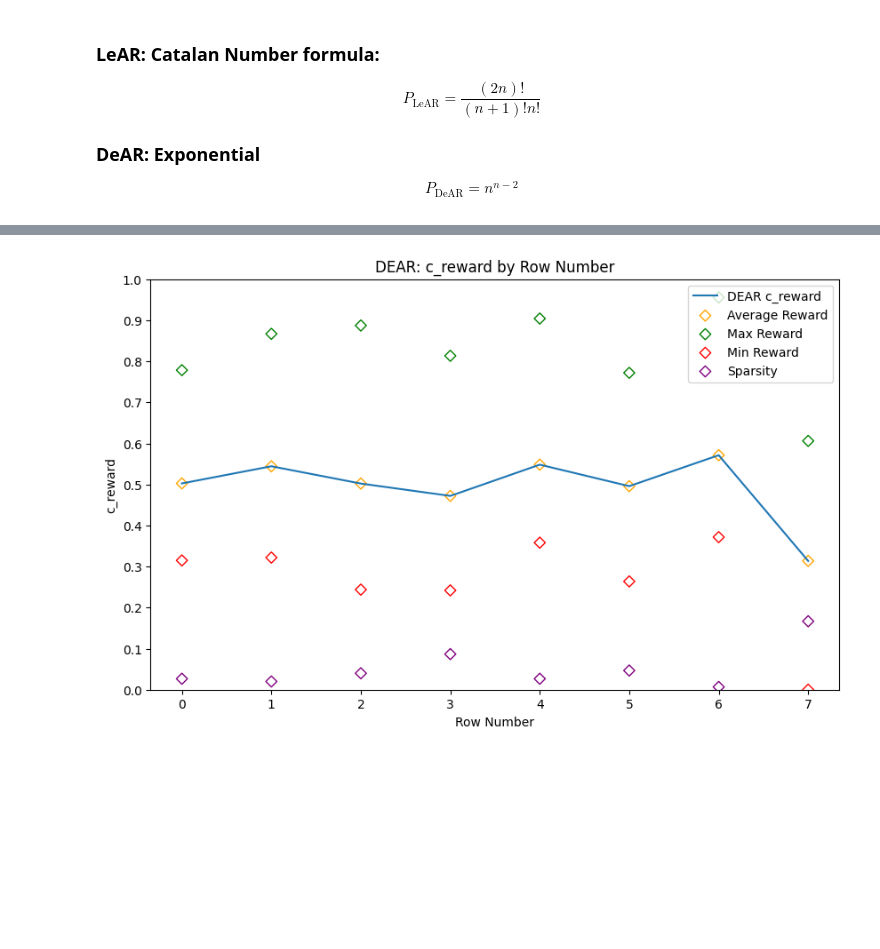
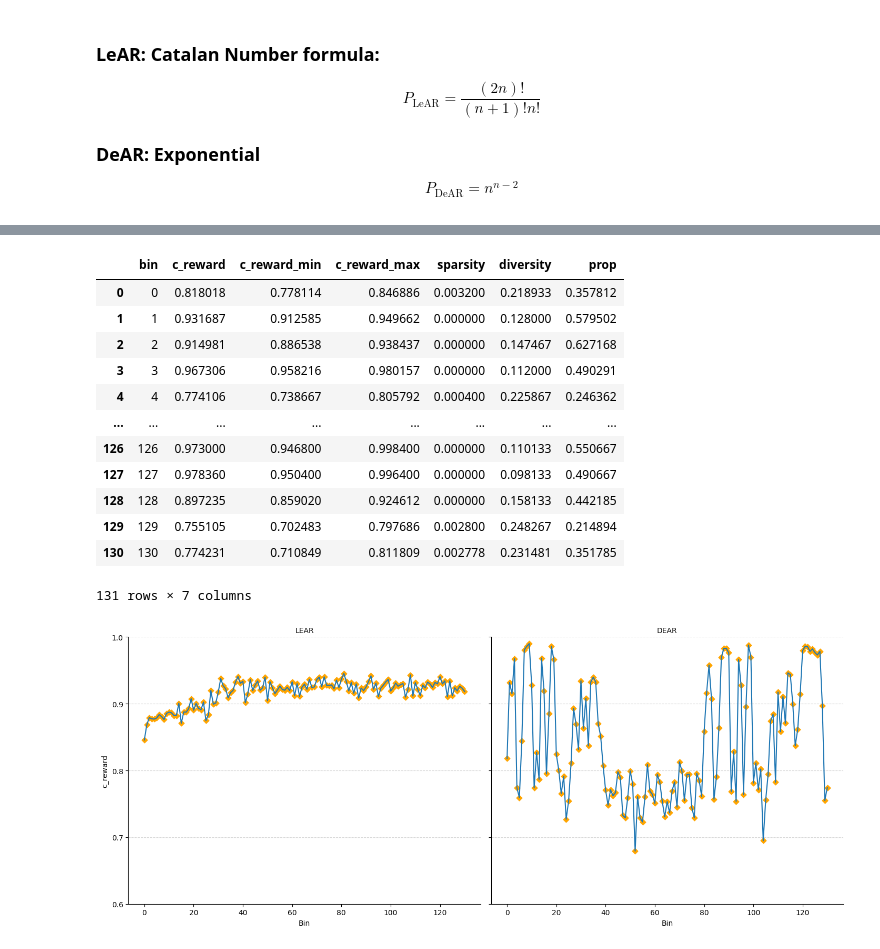
Before and after one commit to JoaquinCardonaRuiz/thesis-compositionality, a Jupyter notebook: ACL/sparsity_test/sparsity.ipynb, the cells around one changed output, grey strips where cells are left out. Saved outputs shown, nothing was run; the diff lists cells and outputs as text; code cells hidden in the pictures; blank space fills up the shorter version.

```diff
--- a/ACL/sparsity_test/sparsity.ipynb
+++ b/ACL/sparsity_test/sparsity.ipynb
@@ -282,6 +272,6 @@ lear_df.head()
 # %%
-dear_df['possible_trees'] = dear_df['sentence_len'].apply(pos_dear)
-lear_df['possible_trees'] = lear_df['sentence_len'].apply(pos_lear)
+dear_df['possible_trees'] = dear_df['sentence_len'].apply(lambda n: pos_dear[n] if n in pos_dear else None)
+lear_df['possible_trees'] = lear_df['sentence_len'].apply(lambda n: pos_lear[n] if n in pos_lear else None)
 lear_df.head()
 # %% [output]
 |  | input | sentence_len | gold | output | processed_gold | sample_num | composer_output | final_semantic | ... |
@@ -292,0 +305,9 @@ lear_df.head()
+# %%
+def anon_lear_output(s):
+    # outputs look like: [(admire, dog, agent), (admire, melon, recipie...
+    # we need '(admire, dog) (admire, melon)...'
+    arr = [f"({h}, {d})" for h, d, r in s]
+    return ' '.join(sorted(arr))
+
+lear_df['anon_output'] = lear_df['processed_lear_semantic'].apply(anon_lear_output)
+lear_df.tail()
@@ -344,0 +420,5 @@ dear_avg
+# %%
+# whenever prop > 1, set to 1, and set trees_explored to possible_trees
+dear_avg.loc[dear_avg['prop'] > 1, 'prop'] = 1
+dear_avg.loc[dear_avg['prop'] > 1, 'trees_explored'] = dear_avg['possible_trees']
+dear_avg[dear_avg['prop'] > 1]
@@ -424,25 +610,48 @@ binned
+# %%
+dear_binned
+# %% [output]
+|  | bin | c_reward | c_reward_min | c_reward_max | sparsity | diversity | prop |
+| 0 | 0 | 0.818018 | 0.778114 | 0.846886 | 0.003200 | 0.218933 | 0.357812 |
+| 1 | 1 | 0.931687 | 0.912585 | 0.949662 | 0.000000 | 0.128000 | 0.579502 |
+| 2 | 2 | 0.914981 | 0.886538 | 0.938437 | 0.000000 | 0.147467 | 0.627168 |
+| 3 | 3 | 0.967306 | 0.958216 | 0.980157 | 0.000000 | 0.112000 | 0.490291 |
+| 4 | 4 | 0.774106 | 0.738667 | 0.805792 | 0.000400 | 0.225867 | 0.246362 |
+| ... | ... | ... | ... | ... | ... | ... | ... |
+| 126 | 126 | 0.973000 | 0.946800 | 0.998400 | 0.000000 | 0.110133 | 0.550667 |
+| 127 | 127 | 0.978360 | 0.950400 | 0.996400 | 0.000000 | 0.098133 | 0.490667 |
+| 128 | 128 | 0.897235 | 0.859020 | 0.924612 | 0.000000 | 0.158133 | 0.442185 |
+| 129 | 129 | 0.755105 | 0.702483 | 0.797686 | 0.002800 | 0.248267 | 0.214894 |
+| 130 | 130 | 0.774231 | 0.710849 | 0.811809 | 0.002778 | 0.231481 | 0.351785 |
+131 rows × 7 columns
 # %%
-plt.figure(figsize=(10,6))
-plt.plot(binned['bin'], binned['c_reward'], label='DEAR c_reward')
+# Create long-form DataFrame
+lear_long = lear_binned[['bin', 'c_reward']].copy()
+lear_long['method'] = 'LEAR'
+dear_long = dear_binned[['bin', 'c_reward']].copy()
+dear_long['method'] = 'DEAR'
+df = pd.concat([lear_long, dear_long], ignore_index=True)
 
-# Orange diamond markers for data points
-plt.scatter(binned['bin'], binned['c_reward'], marker='D', facecolors='none', edgecolors='orange', s=40, label='Average Reward')
+g = sns.relplot(
+    data=df,
+    x='bin',
+    y='c_reward',
+    col='method',
+    kind='line',
+    height=6,
+    aspect=1.2
+)
 
-# Green diamond for c_reward_max
-plt.scatter(binned['bin'], binned['c_reward_max'], marker='D', facecolors='none', edgecolors='green', s=40, label='Max Reward')
+g.set_axis_labels("Bin", "c_reward")
+g.set_titles("{col_name}")
+for ax, method in zip(g.axes.flat, df['method'].unique()):
+    # Add orange diamond markers to each datapoint
+    subset = df[df['method'] == method]
+    ax.scatter(subset['bin'], subset['c_reward'], marker='D', color='orange', s=30, label='Data point')
+    ax.set_ylim(0.6, 1)
+    ax.set_yticks([n*0.1 for n in range(6, 11)])
+    ax.grid(axis='y', linestyle='--', alpha=0.5)
 
-# Red diamond for c_reward_min
-plt.scatter(binned['bin'], binned['c_reward_min'], marker='D', facecolors='none', edgecolors='red', s=40, label='Min Reward')
-
-# Purple diamond for sparsity
-plt.scatter(binned['bin'], binned['sparsity'], marker='D', facecolors='none', edgecolors='purple', s=40, label='Sparsity')
-
-plt.title('DEAR: c_reward by Row Number')
-plt.xlabel('Row Number')
-plt.ylabel('c_reward')
-plt.ylim(0, 1)
-plt.yticks([i/10 for i in range(11)])
-plt.legend()
+plt.tight_layout()
 plt.show()
 # %% [output]
-[figure, old version]
+[figure, new version]
```
Also changed, not shown: parts of 29 cells of this notebook, 4 other files.
